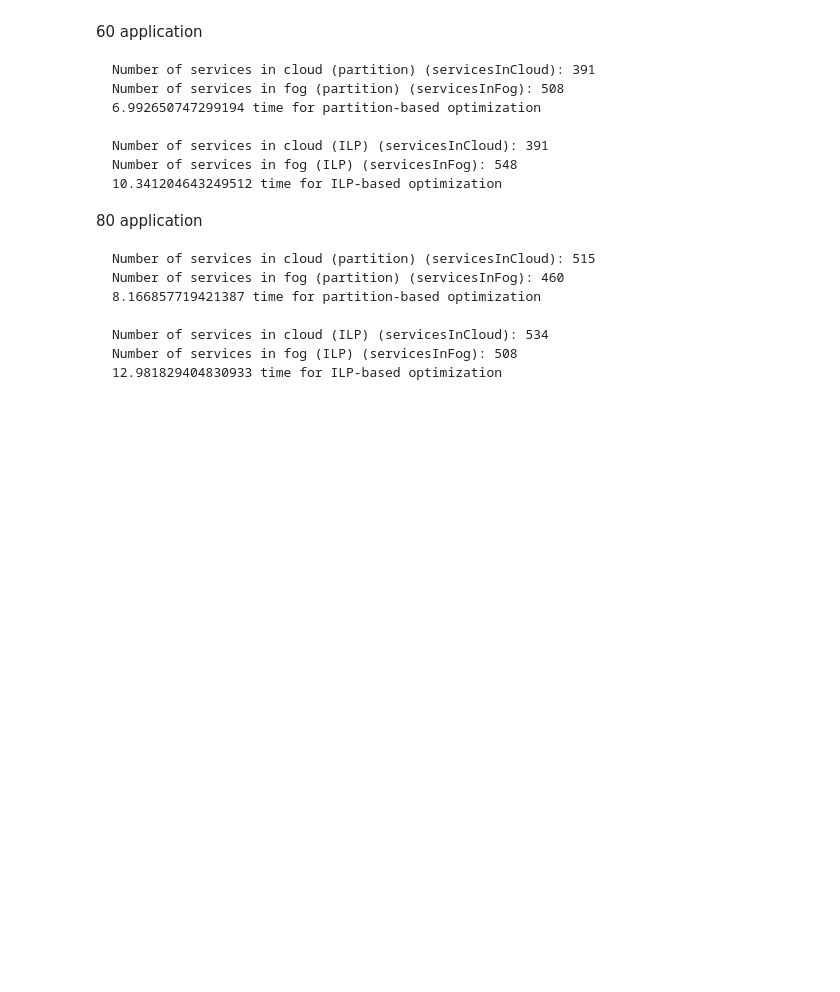
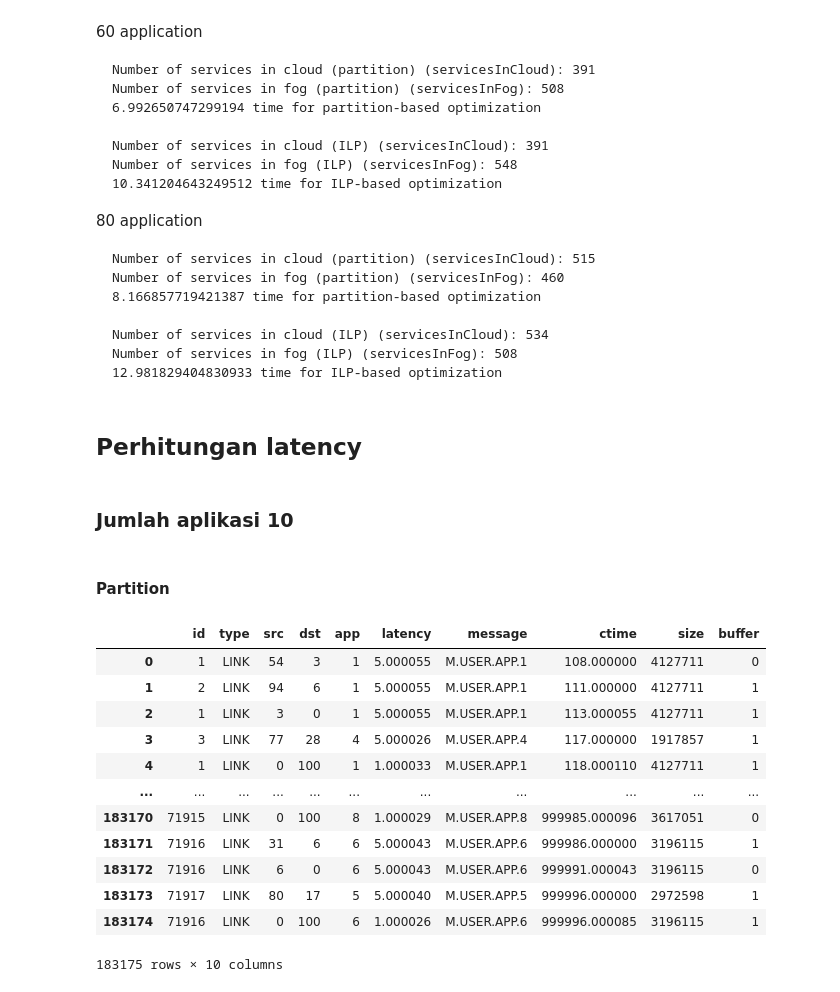
Before and after one commit to hafidnrzs/yafs-fog-computing, a Jupyter notebook: experiments/rev/analyze.ipynb, the cells around one changed output. Drawn from its saved outputs; the diff is of its cells as text; code cells hidden in the pictures; blank space fills up the shorter version.

````diff
--- a/experiments/rev/analyze.ipynb
+++ b/experiments/rev/analyze.ipynb
@@ -85,3 +85,29 @@ Number of services in cloud (ILP) (servicesInCloud): 534
 Number of services in fog (ILP) (servicesInFog): 508
 12.981829404830933 time for ILP-based optimization
 ```
+# %% [markdown]
+## Perhitungan latency
+# %% [markdown]
+### Jumlah aplikasi 10
+# %% [markdown]
+#### Partition
+# %%
+import pandas as pd
+
+df_link_1 = pd.read_csv('results/10/results__1000000_link.csv')
+
+display(df_link_1)
+# %% [output]
+|  | id | type | src | dst | app | latency | message | ctime | size | buffer |
+| 0 | 1 | LINK | 54 | 3 | 1 | 5.000055 | M.USER.APP.1 | 108.000000 | 4127711 | 0 |
+| 1 | 2 | LINK | 94 | 6 | 1 | 5.000055 | M.USER.APP.1 | 111.000000 | 4127711 | 1 |
+| 2 | 1 | LINK | 3 | 0 | 1 | 5.000055 | M.USER.APP.1 | 113.000055 | 4127711 | 1 |
+| 3 | 3 | LINK | 77 | 28 | 4 | 5.000026 | M.USER.APP.4 | 117.000000 | 1917857 | 1 |
+| 4 | 1 | LINK | 0 | 100 | 1 | 1.000033 | M.USER.APP.1 | 118.000110 | 4127711 | 1 |
+| ... | ... | ... | ... | ... | ... | ... | ... | ... | ... | ... |
+| 183170 | 71915 | LINK | 0 | 100 | 8 | 1.000029 | M.USER.APP.8 | 999985.000096 | 3617051 | 0 |
+| 183171 | 71916 | LINK | 31 | 6 | 6 | 5.000043 | M.USER.APP.6 | 999986.000000 | 3196115 | 1 |
+| 183172 | 71916 | LINK | 6 | 0 | 6 | 5.000043 | M.USER.APP.6 | 999991.000043 | 3196115 | 0 |
+| 183173 | 71917 | LINK | 80 | 17 | 5 | 5.000040 | M.USER.APP.5 | 999996.000000 | 2972598 | 1 |
+| 183174 | 71916 | LINK | 0 | 100 | 6 | 1.000026 | M.USER.APP.6 | 999996.000085 | 3196115 | 1 |
+183175 rows × 10 columns
````
Also changed, not shown: parts of 53 cells of this notebook.
